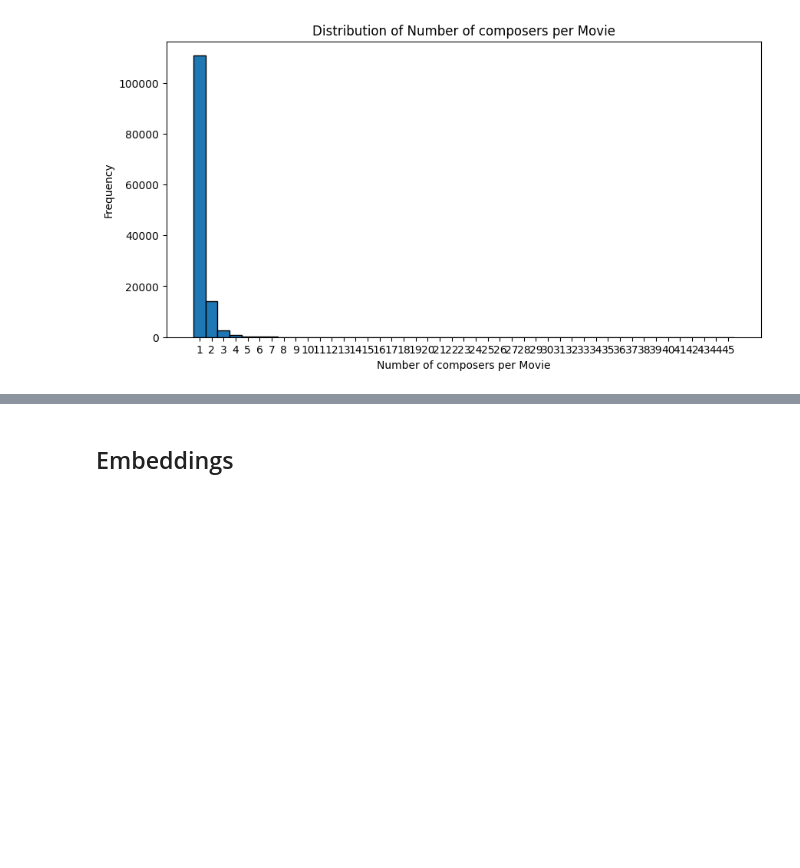
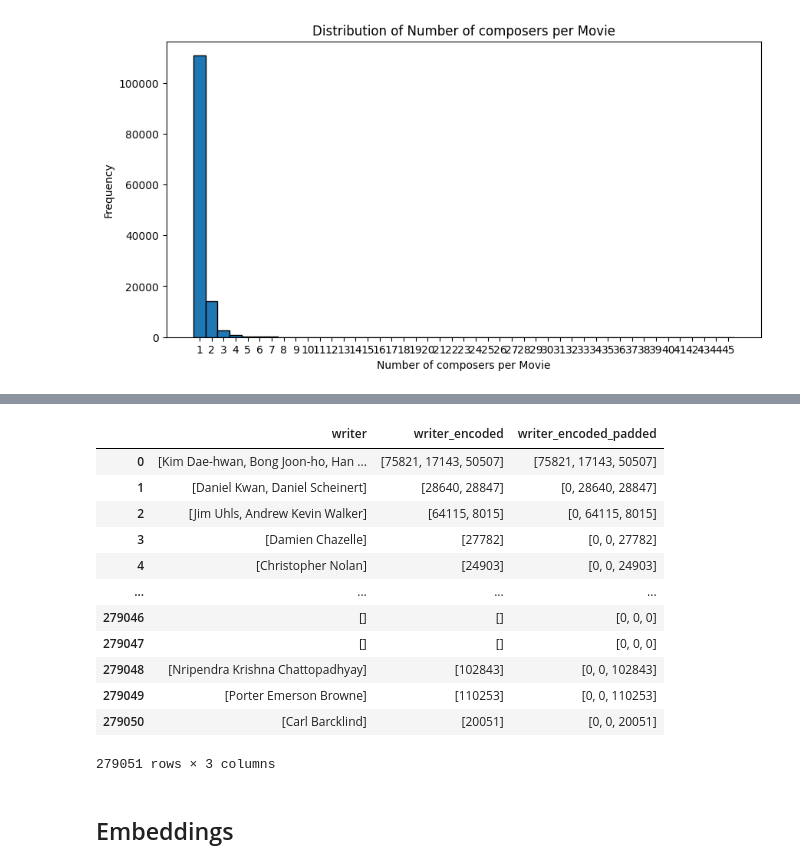
Before and after one commit to aybik/movie_picker, a Jupyter notebook: notebooks/Aybike_notebook.ipynb, the cells around one changed output, grey strips where cells are left out. Saved outputs shown, nothing was run; the diff lists cells and outputs as text; code cells hidden in the pictures; blank space fills up the shorter version.

```diff
--- a/notebooks/Aybike_notebook.ipynb
+++ b/notebooks/Aybike_notebook.ipynb
@@ -743,3 +774,19 @@ Movie with maximum number of composers has 45 composers
+# %%
+processed_data[["writer", "writer_encoded","writer_encoded_padded" ]]
+# %% [output]
+|  | writer | writer_encoded | writer_encoded_padded |
+| 0 | [Kim Dae-hwan, Bong Joon-ho, Han ... | [75821, 17143, 50507] | [75821, 17143, 50507] |
+| 1 | [Daniel Kwan, Daniel Scheinert] | [28640, 28847] | [0, 28640, 28847] |
+| 2 | [Jim Uhls, Andrew Kevin Walker] | [64115, 8015] | [0, 64115, 8015] |
+| 3 | [Damien Chazelle] | [27782] | [0, 0, 27782] |
+| 4 | [Christopher Nolan] | [24903] | [0, 0, 24903] |
+| ... | ... | ... | ... |
+| 279046 | [] | [] | [0, 0, 0] |
+| 279047 | [] | [] | [0, 0, 0] |
+| 279048 | [Nripendra Krishna Chattopadhyay] | [102843] | [0, 0, 102843] |
+| 279049 | [Porter Emerson Browne] | [110253] | [0, 0, 110253] |
+| 279050 | [Carl Barcklind] | [20051] | [0, 0, 20051] |
+279051 rows × 3 columns
 # %% [markdown]
 ## Embeddings
 # %%
```
Also changed, not shown: parts of 6 cells of this notebook.
